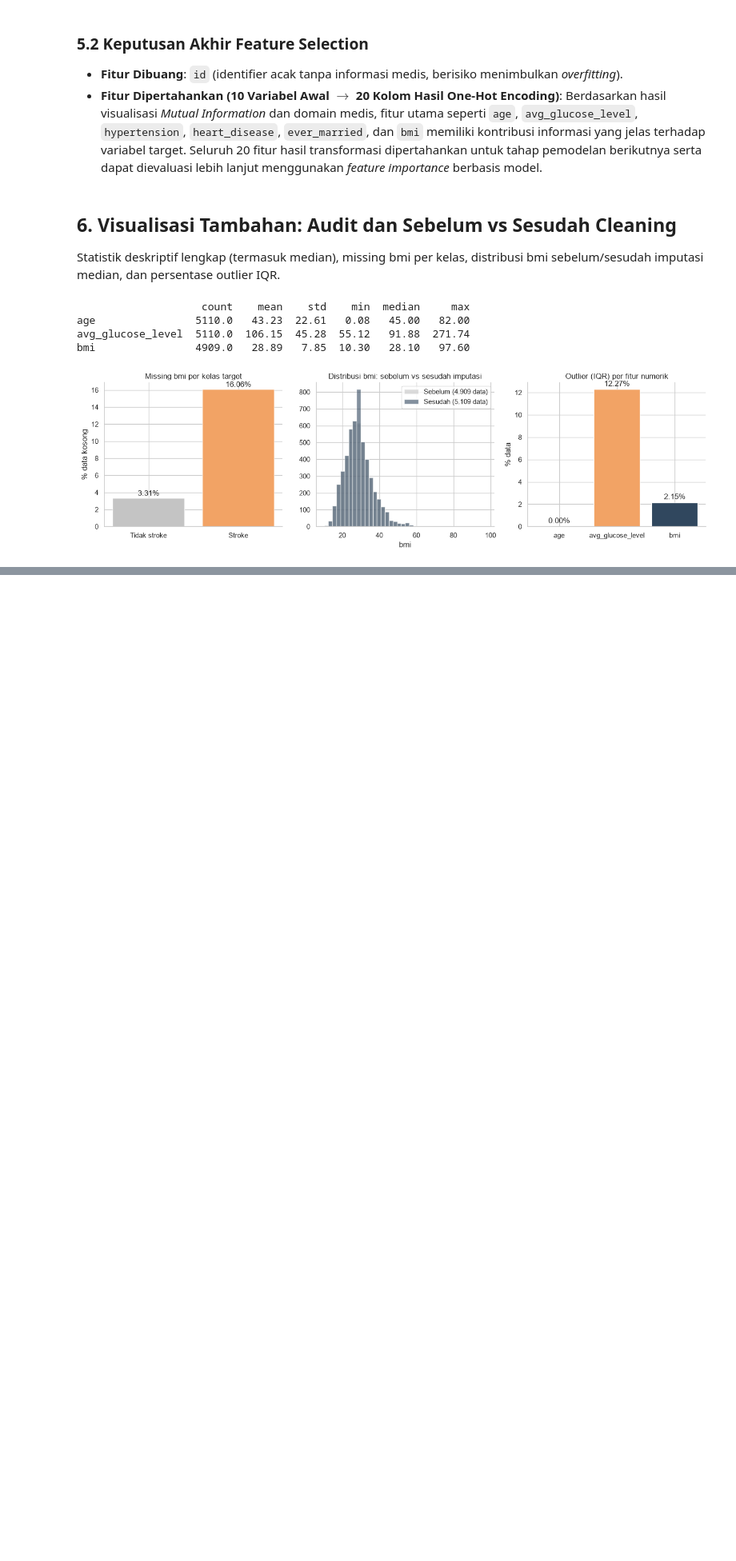
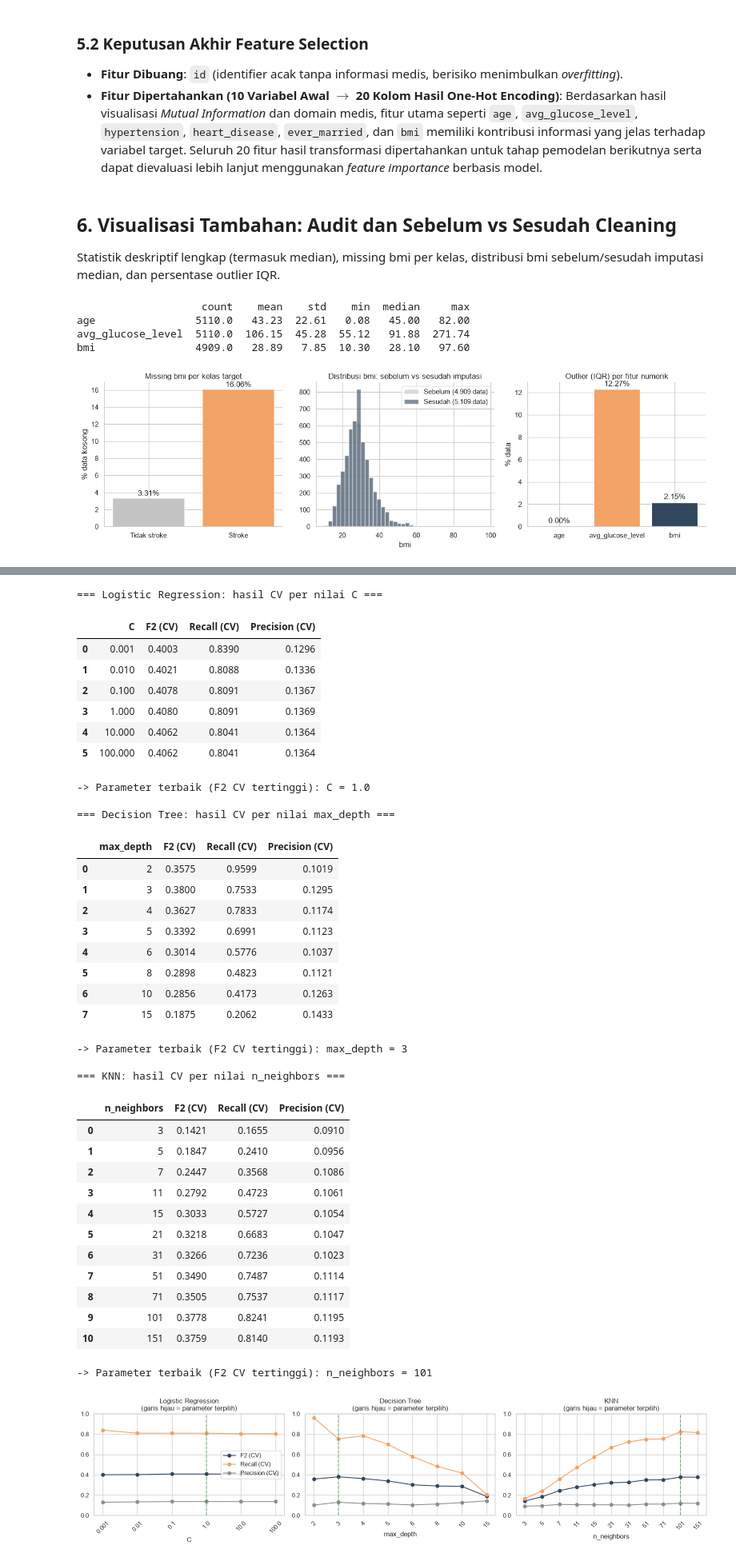
Before and after one commit to Septemberiano/Segmentasi-Tingkat-Risiko-Stroke-Berdasarkan-Indikator-Kesehatan-, a Jupyter notebook: strokePrediction.ipynb, the cells around one changed output, grey strips where cells are left out. Shown at 80% size. Cells and saved outputs as stored; diff of their text form; code cells hidden in the pictures; blank space fills up the shorter version.

```diff
--- a/strokePrediction.ipynb
+++ b/strokePrediction.ipynb
@@ -422,0 +506,71 @@ bmi                4909.0   28.89   7.85  10.30   28.10   97.60
+# %%
+# === 7.3 Pencarian parameter terbaik dengan Stratified 5-Fold CV ===
+konfigurasi = {
+    'Logistic Regression': dict(
+        buat=lambda c: LogisticRegression(C=c, max_iter=1000, random_state=RANDOM_STATE),
+        nilai=[0.001, 0.01, 0.1, 1, 10, 100], param='C'),
+    'Decision Tree': dict(
+        buat=lambda d: DecisionTreeClassifier(max_depth=d, random_state=RANDOM_STATE),
+        nilai=[2, 3, 4, 5, 6, 8, 10, 15], param='max_depth'),
+    'KNN': dict(
+        buat=lambda k: KNeighborsClassifier(n_neighbors=k),
+        nilai=[3, 5, 7, 11, 15, 21, 31, 51, 71, 101, 151], param='n_neighbors'),
+}
+
+hasil_cv, parameter_terbaik = {}, {}
+for nama, cfg in konfigurasi.items():
+    tabel = cv_cari_parameter(cfg['buat'], cfg['nilai'], cfg['param'])
+    hasil_cv[nama] = tabel
+    parameter_terbaik[nama] = tabel.loc[tabel['F2 (CV)'].idxmax(), cfg['param']]
+    print(f"=== {nama}: hasil CV per nilai {cfg['param']} ===")
+    display(tabel.round(4))
+    print(f"-> Parameter terbaik (F2 CV tertinggi): {cfg['param']} = {parameter_terbaik[nama]}\n")
+
+# Visualisasi: F2, Recall, dan Precision (CV) terhadap nilai parameter
+fig, axes = plt.subplots(1, 3, figsize=(16, 4))
+for ax, (nama, cfg) in zip(axes, konfigurasi.items()):
+    t = hasil_cv[nama]; x = range(len(t))
+    for kolom, warna in [('F2 (CV)', '#30475E'), ('Recall (CV)', '#F2A365'), ('Precision (CV)', '#8E8E8E')]:
+        ax.plot(x, t[kolom], marker='o', label=kolom, color=warna)
+    ax.set_xticks(list(x)); ax.set_xticklabels(t[cfg['param']].astype(str), rotation=45)
+    ax.axvline(list(t[cfg['param']]).index(parameter_terbaik[nama]), ls='--', color='green', alpha=.5)
+    ax.set_title(f"{nama}\n(garis hijau = parameter terpilih)"); ax.set_xlabel(cfg['param']); ax.set_ylim(0, 1)
+axes[0].legend(loc='center right'); plt.tight_layout(); plt.show()
+# %% [output]
+=== Logistic Regression: hasil CV per nilai C ===
+|  | C | F2 (CV) | Recall (CV) | Precision (CV) |
+| 0 | 0.001 | 0.4003 | 0.8390 | 0.1296 |
+| 1 | 0.010 | 0.4021 | 0.8088 | 0.1336 |
+| 2 | 0.100 | 0.4078 | 0.8091 | 0.1367 |
+| 3 | 1.000 | 0.4080 | 0.8091 | 0.1369 |
+| 4 | 10.000 | 0.4062 | 0.8041 | 0.1364 |
+| 5 | 100.000 | 0.4062 | 0.8041 | 0.1364 |
+-> Parameter terbaik (F2 CV tertinggi): C = 1.0
+
+=== Decision Tree: hasil CV per nilai max_depth ===
+|  | max_depth | F2 (CV) | Recall (CV) | Precision (CV) |
+| 0 | 2 | 0.3575 | 0.9599 | 0.1019 |
+| 1 | 3 | 0.3800 | 0.7533 | 0.1295 |
+| 2 | 4 | 0.3627 | 0.7833 | 0.1174 |
+| 3 | 5 | 0.3392 | 0.6991 | 0.1123 |
+| 4 | 6 | 0.3014 | 0.5776 | 0.1037 |
+| 5 | 8 | 0.2898 | 0.4823 | 0.1121 |
+| 6 | 10 | 0.2856 | 0.4173 | 0.1263 |
+| 7 | 15 | 0.1875 | 0.2062 | 0.1433 |
+-> Parameter terbaik (F2 CV tertinggi): max_depth = 3
+
+=== KNN: hasil CV per nilai n_neighbors ===
+|  | n_neighbors | F2 (CV) | Recall (CV) | Precision (CV) |
+| 0 | 3 | 0.1421 | 0.1655 | 0.0910 |
+| 1 | 5 | 0.1847 | 0.2410 | 0.0956 |
+| 2 | 7 | 0.2447 | 0.3568 | 0.1086 |
+| 3 | 11 | 0.2792 | 0.4723 | 0.1061 |
+| 4 | 15 | 0.3033 | 0.5727 | 0.1054 |
+| 5 | 21 | 0.3218 | 0.6683 | 0.1047 |
+| 6 | 31 | 0.3266 | 0.7236 | 0.1023 |
+| 7 | 51 | 0.3490 | 0.7487 | 0.1114 |
+| 8 | 71 | 0.3505 | 0.7537 | 0.1117 |
+| 9 | 101 | 0.3778 | 0.8241 | 0.1195 |
+| 10 | 151 | 0.3759 | 0.8140 | 0.1193 |
+-> Parameter terbaik (F2 CV tertinggi): n_neighbors = 101
+[figure, added]
```
Also changed, not shown: parts of 10 cells of this notebook, 1 other file.
